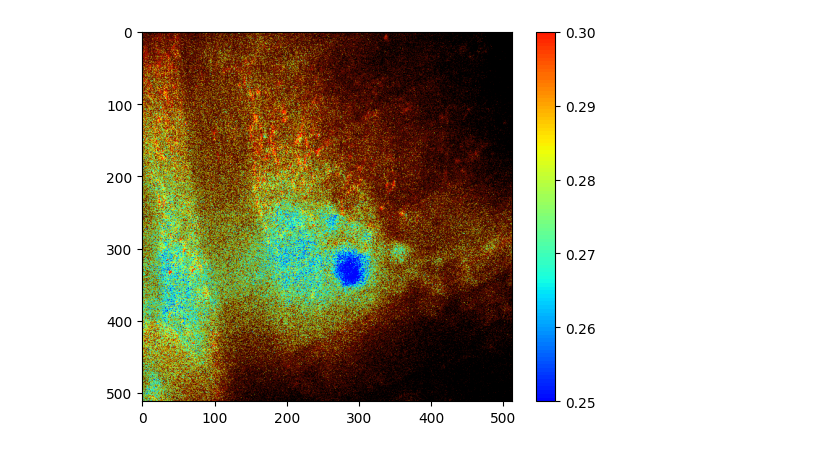
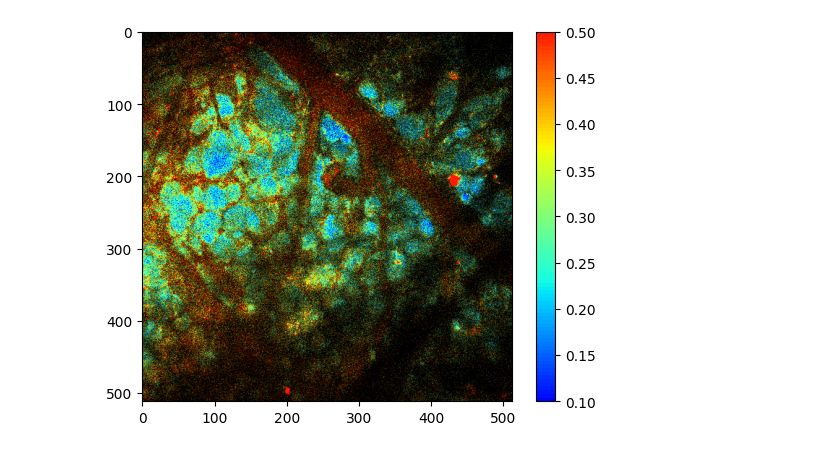
Before and after one commit to jiversivers/hsdfmpm, a Jupyter notebook: examples/using_mpm_objects.ipynb, the cells around one changed output. Saved outputs shown, nothing was run; the diff lists cells and outputs as text; code cells hidden in the pictures.

```diff
--- a/examples/using_mpm_objects.ipynb
+++ b/examples/using_mpm_objects.ipynb
@@ -35,13 +118,13 @@ Lifetimes from fit. Free 0.4917ns, Bound: 25.42ns
 # %%
-ex755 = AutofluorescenceImage(image_path=r'E:\new df\03312025\1675NT\100\fov2_redox_755-120', power_file_path=r'E:\new df\03312025\power03312025.xlsx')
-ex855 = AutofluorescenceImage(image_path=r'E:\new df\03312025\1675NT\100\fov2_redox_855-121', power_file_path=r'E:\new df\03312025\power03312025.xlsx')
+ex755 = AutofluorescenceImage(image_path=r'E:\new df\POC Study\Animals\1675NT\03302025\21\fov1\fov1_redox_755-095', power_file_path=r'E:\new df\POC Study\LaserPower')
+ex855 = AutofluorescenceImage(image_path=r'E:\new df\POC Study\Animals\1675NT\03302025\21\fov1\fov1_redox_855-096', power_file_path=r'E:\new df\POC Study\LaserPower\power03312025.xlsx')
 orr = OpticalRedoxRatio(ex755=ex755, ex855=ex855)
 # %%
-cmap = truncate_colormap('jet', cmin= 0.13, cmax = 0.88)
-color_orr, cmap = orr.colorize(cmap, cmin=0.25, cmax=0.3)
+cmap = truncate_colormap('jet', cmin=0.13, cmax=0.88)
+color_orr, cmap = orr.colorize(cmap=cmap, cmin=0.1, cmax=0.5)
 plt.imshow(color_orr, cmap=cmap)
-sm = plt.cm.ScalarMappable(norm=Normalize(vmin=0.25, vmax=0.3), cmap=cmap)
+sm = plt.cm.ScalarMappable(norm=Normalize(vmin=0.1, vmax=0.5), cmap=cmap)
 plt.colorbar(sm, ax=plt.gca())
 plt.show()
 # %% [output]
-[figure, old version]
+[figure, new version]
```
Also changed, not shown: parts of 9 cells of this notebook.
